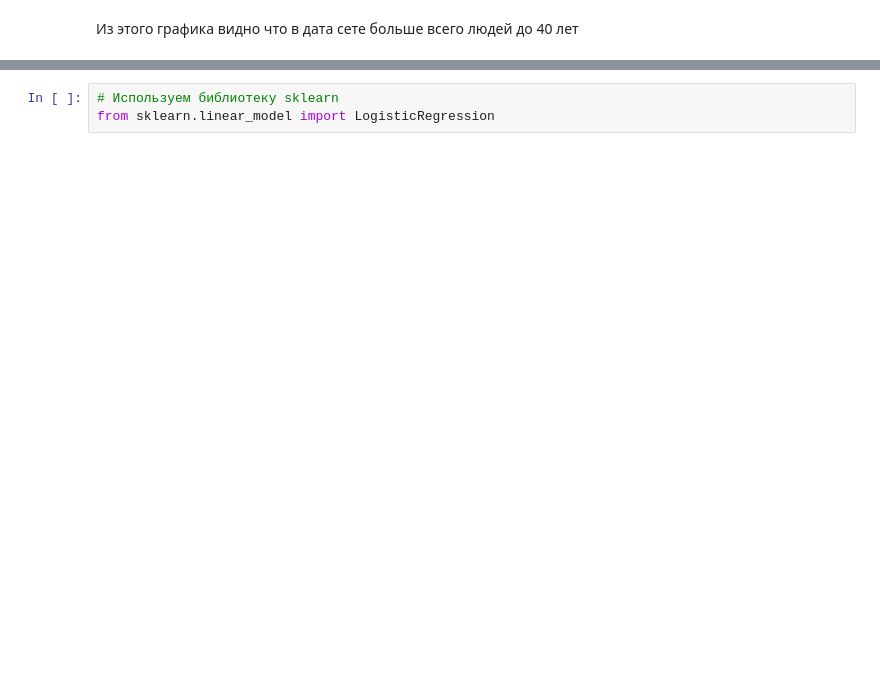
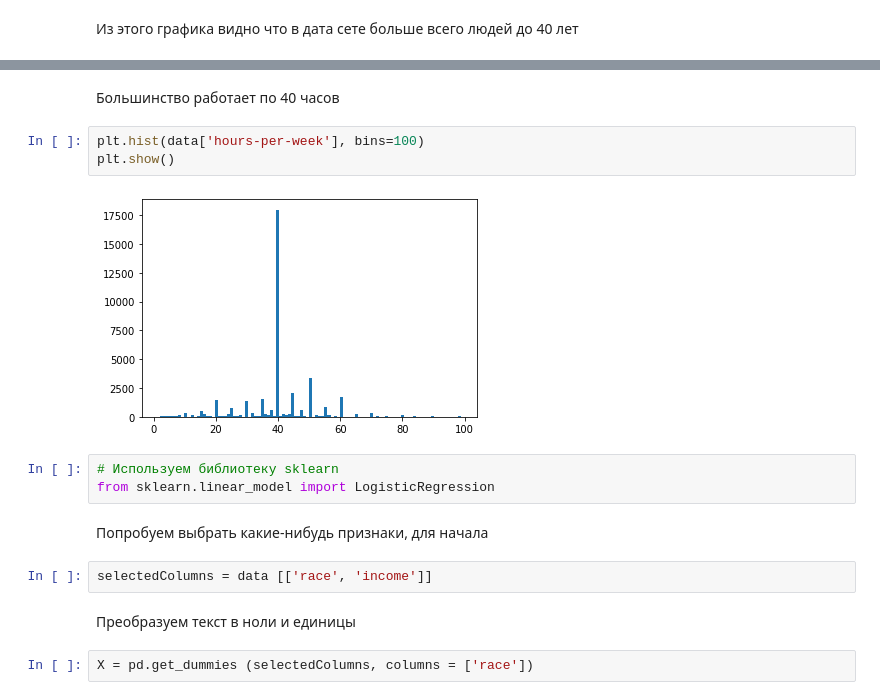
Before and after one commit to Ch0k/ML-DZ1, a Jupyter notebook: Untitled0.ipynb, the cells around one changed output, grey strips where cells are left out. Saved outputs shown, nothing was run; the diff lists cells and outputs as text; blank space fills up the shorter version.

```diff
--- a/Untitled0.ipynb
+++ b/Untitled0.ipynb
@@ -41,4 +61,19 @@ plt.show()
+# %% [markdown]
+Большинство работает по 40 часов
+# %%
+plt.hist(data['hours-per-week'], bins=100)
+plt.show()
+# %% [output]
+[figure, added]
 # %%
 # Используем библиотеку sklearn
 from sklearn.linear_model import LogisticRegression
+# %% [markdown]
+Попробуем выбрать какие-нибудь признаки, для начала
+# %%
+selectedColumns = data [['race', 'income']]
+# %% [markdown]
+Преобразуем текст в ноли и единицы
+# %%
+X = pd.get_dummies (selectedColumns, columns = ['race'])
 # %%
```
Also changed, not shown: parts of 27 cells of this notebook.
